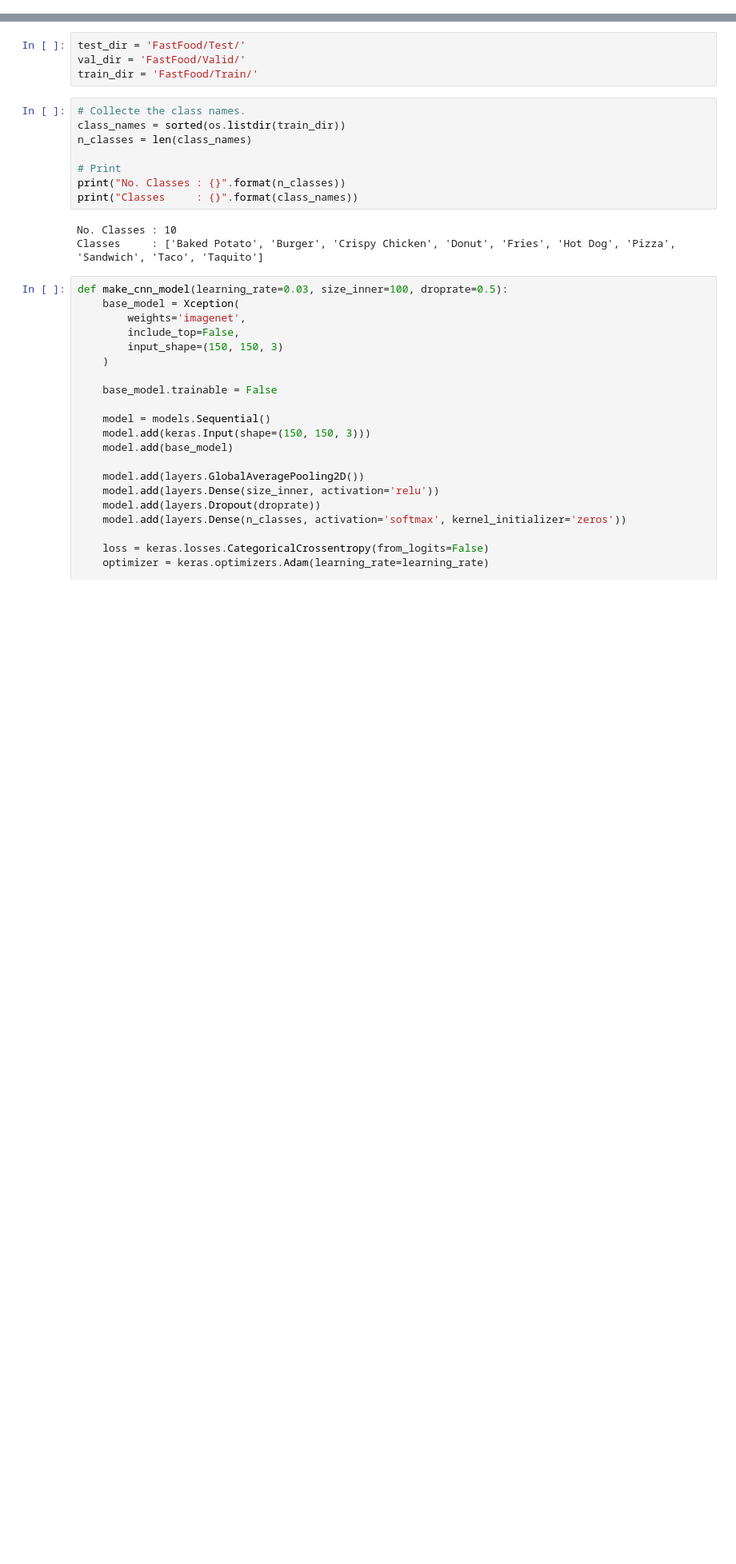
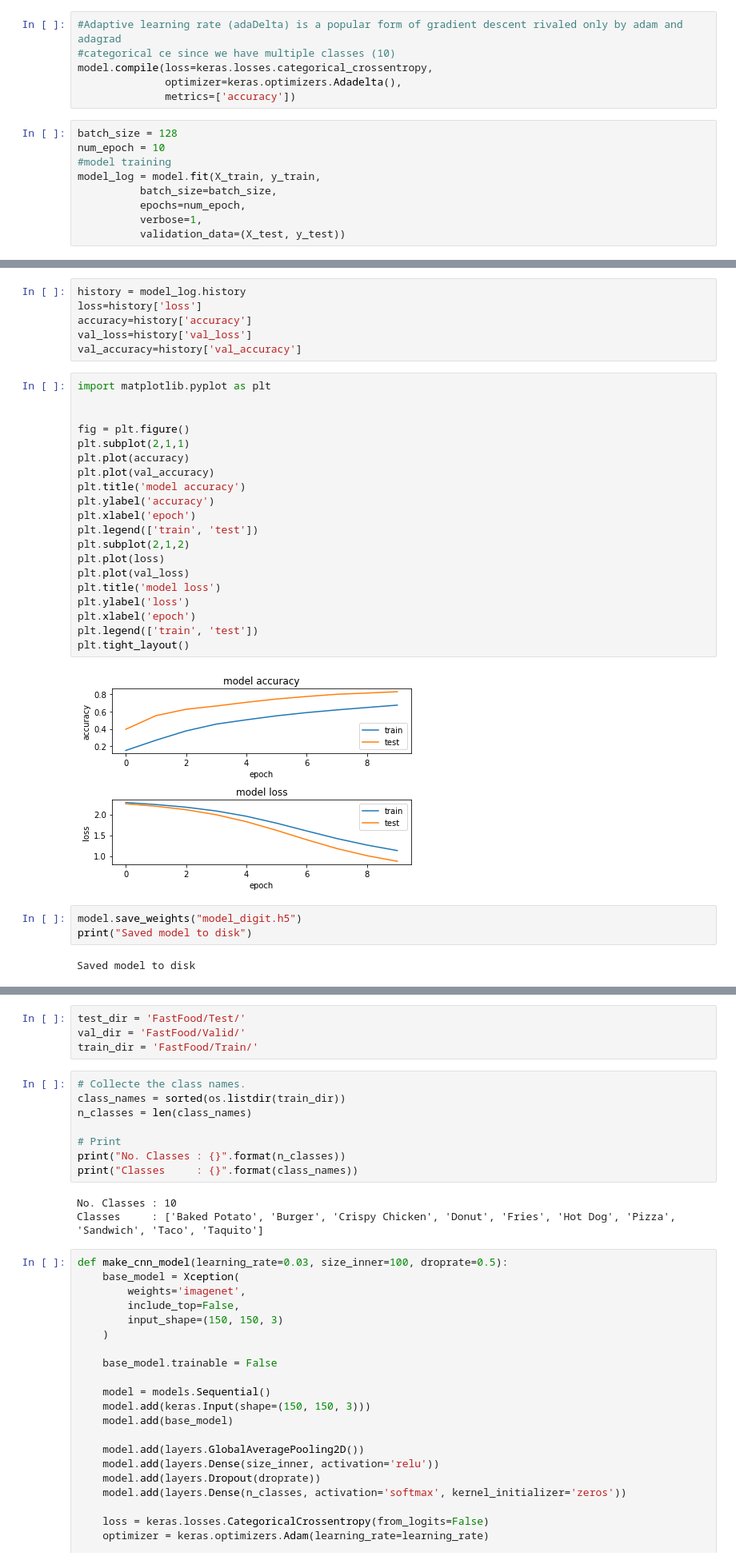
Before and after one commit to alejomaar/Machine-Learning-Zoomcamp, a Jupyter notebook: Capstone 1/notebook.ipynb, the cells around one changed output, grey strips where cells are left out. Shown at 80% size. Cells and saved outputs as stored; diff of their text form; blank space fills up the shorter version.

```diff
--- a/Capstone 1/notebook.ipynb
+++ b/Capstone 1/notebook.ipynb
@@ -0,0 +67,15 @@
+# %%
+#Adaptive learning rate (adaDelta) is a popular form of gradient descent rivaled only by adam and adagrad
+#categorical ce since we have multiple classes (10)
+model.compile(loss=keras.losses.categorical_crossentropy,
+              optimizer=keras.optimizers.Adadelta(),
+              metrics=['accuracy'])
+# %%
+batch_size = 128
+num_epoch = 10
+#model training
+model_log = model.fit(X_train, y_train,
+          batch_size=batch_size,
+          epochs=num_epoch,
+          verbose=1,
+          validation_data=(X_test, y_test))
@@ -1,3 +103,36 @@
+# %%
+history = model_log.history
+loss=history['loss']
+accuracy=history['accuracy']
+val_loss=history['val_loss']
+val_accuracy=history['val_accuracy']
+# %%
+import matplotlib.pyplot as plt
+
+
+fig = plt.figure()
+plt.subplot(2,1,1)
+plt.plot(accuracy)
+plt.plot(val_accuracy)
+plt.title('model accuracy')
+plt.ylabel('accuracy')
+plt.xlabel('epoch')
+plt.legend(['train', 'test'])
+plt.subplot(2,1,2)
+plt.plot(loss)
+plt.plot(val_loss)
+plt.title('model loss')
+plt.ylabel('loss')
+plt.xlabel('epoch')
+plt.legend(['train', 'test'])
+plt.tight_layout()
+# %% [output]
+[figure, added]
+# %%
+model.save_weights("model_digit.h5")
+print("Saved model to disk")
+# %% [output]
+Saved model to disk
 # %%
 import numpy as np
 import matplotlib.pyplot as plt
```
Also changed, not shown: parts of 7 cells of this notebook, 2 other files.
